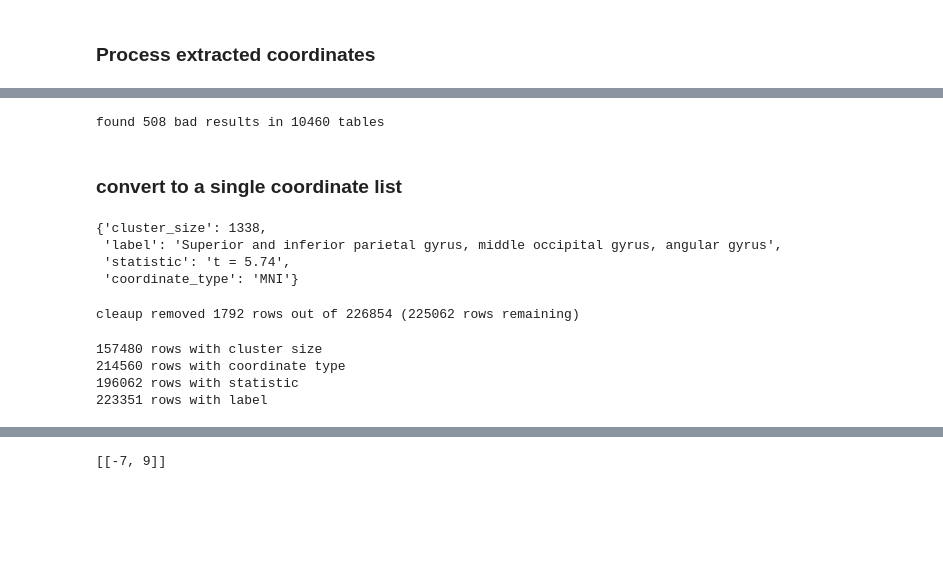
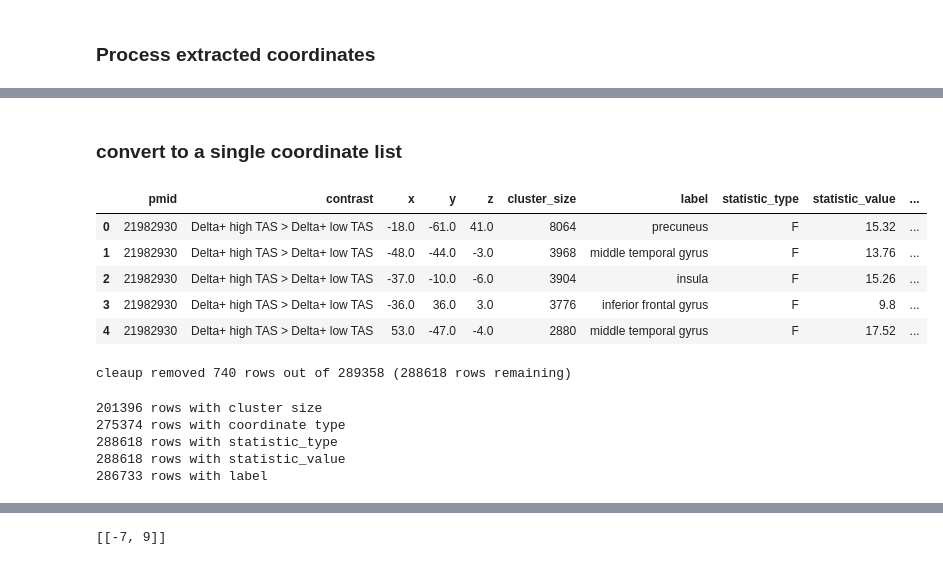
Before and after one commit to poldrack/ontology-learner, a Jupyter notebook: src/ontology_learner/coordinate_extraction/coordinate_extraction.ipynb, the cells around one changed output, grey strips where cells are left out. Drawn from its saved outputs; the diff is of its cells as text; code cells hidden in the pictures; blank space fills up the shorter version.

```diff
--- a/src/ontology_learner/coordinate_extraction/coordinate_extraction.ipynb
+++ b/src/ontology_learner/coordinate_extraction/coordinate_extraction.ipynb
@@ -202,14 +203,2 @@ parse_coord_result(coord_results_clean[k], verbose=False)
-# %%
-bad_results = []
-good_coord_results = {}
-for k in list(coord_results_clean.keys()):
-    try:
-        good_coord_results[k] = parse_coord_result(coord_results_clean[k], verbose=False)
-    except Exception as e:
-        bad_results.append(k)
-
-print(f'found {len(bad_results)} bad results in {len(coord_results_clean)} tables')
-# %% [output]
-found 508 bad results in 10460 tables
 # %% [markdown]
 ### convert to a single coordinate list
@@ -240,12 +205,20 @@ for k, v in good_coord_results.items():
-# %%
-coord
-# %% [output]
-{'cluster_size': 1338,
- 'label': 'Superior and inferior parietal gyrus, middle occipital gyrus, angular gyrus',
- 'statistic': 't = 5.74',
- 'coordinate_type': 'MNI'}
+# %%
+coords_df = pd.DataFrame(coords_list)
+# fix the pmid column
+coords_df['pmcid'] = coords_df['pmid'].astype(str)
+
+# add a pmid column
+pmcid_to_pmid = json.load(open(datadir / 'pmcid_to_pmid.json', 'r'))
+coords_df['pmid'] = coords_df['pmcid'].map(pmcid_to_pmid)
+coords_df.head()
+# %% [output]
+|  | pmid | contrast | x | y | z | cluster_size | label | statistic_type | statistic_value | ... |
+| 0 | 21982930 | Delta+ high TAS > Delta+ low TAS | -18.0 | -61.0 | 41.0 | 8064 | precuneus | F | 15.32 | ... |
+| 1 | 21982930 | Delta+ high TAS > Delta+ low TAS | -48.0 | -44.0 | -3.0 | 3968 | middle temporal gyrus | F | 13.76 | ... |
+| 2 | 21982930 | Delta+ high TAS > Delta+ low TAS | -37.0 | -10.0 | -6.0 | 3904 | insula | F | 15.26 | ... |
+| 3 | 21982930 | Delta+ high TAS > Delta+ low TAS | -36.0 | 36.0 | 3.0 | 3776 | inferior frontal gyrus | F | 9.8 | ... |
+| 4 | 21982930 | Delta+ high TAS > Delta+ low TAS | 53.0 | -47.0 | -4.0 | 2880 | middle temporal gyrus | F | 17.52 | ... |
 # %%
-coords_df = pd.DataFrame(coords_list)
 full_length = len(coords_df)
 # remove rows with missing x/y/z coords
 coords_df = coords_df[coords_df['x'].notna() & coords_df['y'].notna() & coords_df['z'].notna()]
@@ -265,8 +238,10 @@ coords_df = coords_df[coords_df['z'].apply(lambda x: x >= -200 and x <= 200)]
 
 
 print(f'cleaup removed {full_length - len(coords_df)} rows out of {full_length} ({len(coords_df)} rows remaining)')
+
+coords_df.to_csv(datadir / 'coordinate_extraction/coords_df_gpt4.csv', index=False)
 # %% [output]
-cleaup removed 1792 rows out of 226854 (225062 rows remaining)
+cleaup removed 740 rows out of 289358 (288618 rows remaining)
 # %%
 # how many have cluster size
 print(f'{len(coords_df[coords_df["cluster_size"].notna()])} rows with cluster size')
@@ -275,13 +250,14 @@ print(f'{len(coords_df[coords_df["cluster_size"].notna()])} rows with cluster si
 print(f'{len(coords_df[coords_df["coordinate_type"].notna()])} rows with coordinate type')
 
 # how many have statistic
-print(f'{len(coords_df[coords_df["statistic"].notna()])} rows with statistic')
-
+print(f'{len(coords_df[coords_df["statistic_type"].notna()])} rows with statistic_type')
+print(f'{len(coords_df[coords_df["statistic_value"].notna()])} rows with statistic_value')
 # how many have label
 print(f'{len(coords_df[coords_df["label"].notna()])} rows with label')
 # %% [output]
-157480 rows with cluster size
-214560 rows with coordinate type
-196062 rows with statistic
-223351 rows with label
+201396 rows with cluster size
+275374 rows with coordinate type
+288618 rows with statistic_type
+288618 rows with statistic_value
+286733 rows with label
 # %%
```
Also changed, not shown: parts of 11 cells of this notebook, 17 other files.
